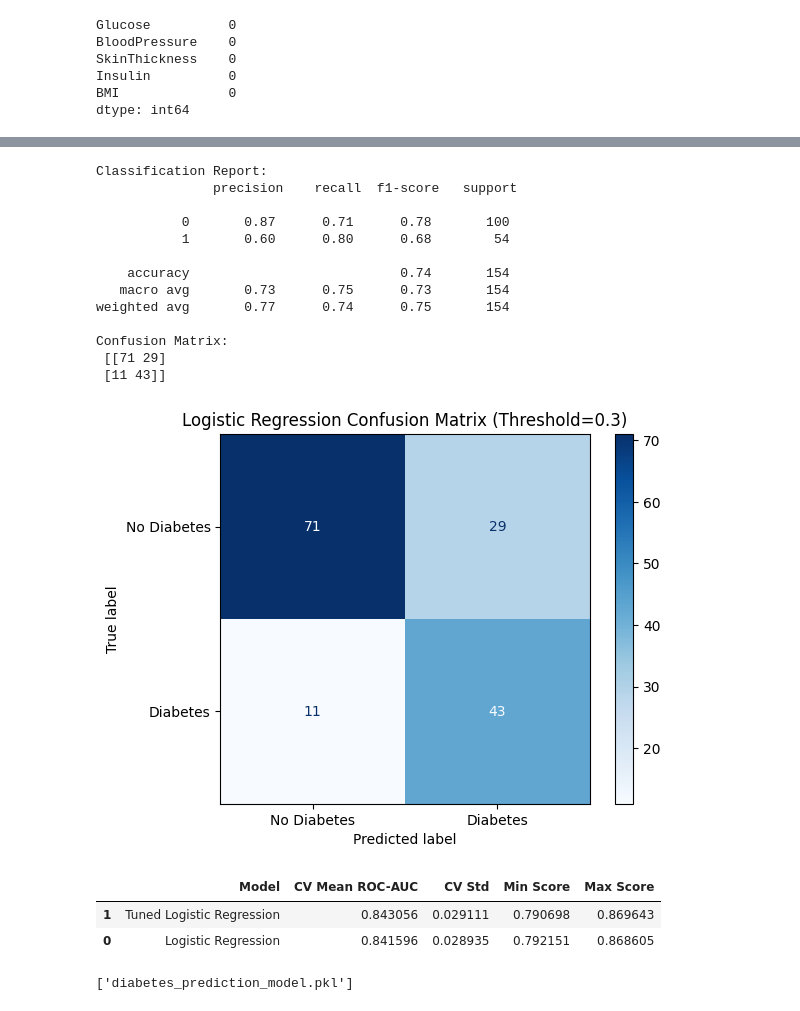
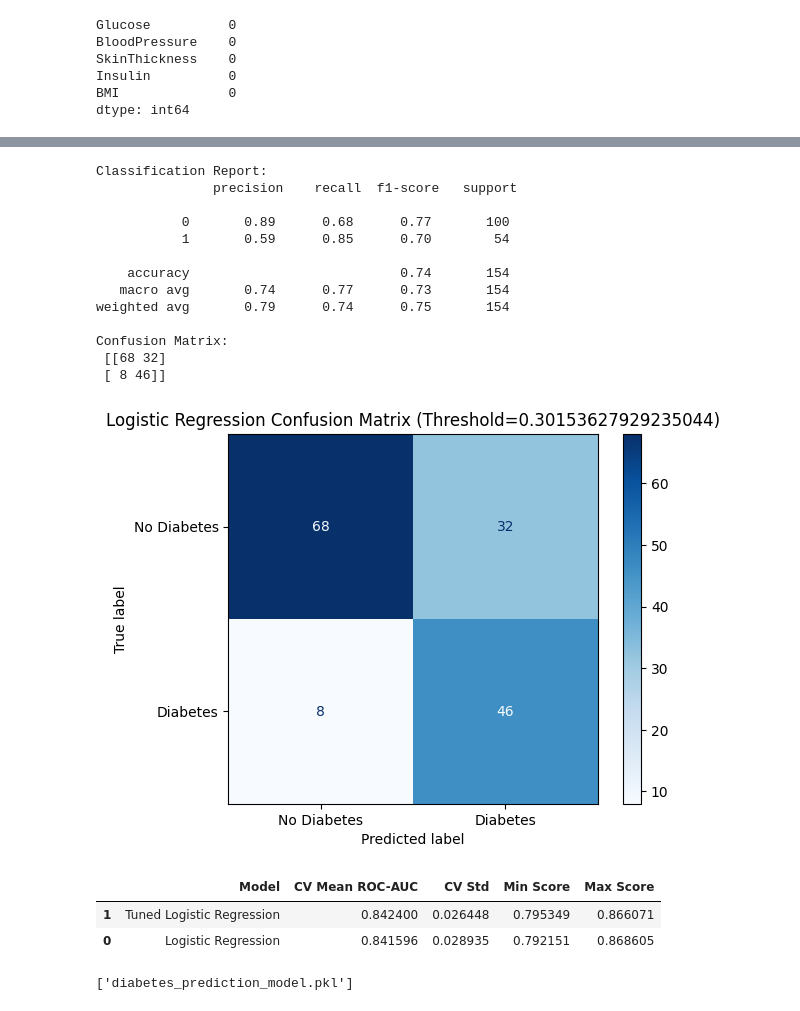
Before and after one commit to prashanthule6999/SL-Diabetes-MLOps, a Jupyter notebook: diabetes-predictor.ipynb, the cells around one changed output, grey strips where cells are left out. Cells and saved outputs as stored; diff of their text form; code cells hidden in the pictures.

```diff
--- a/diabetes-predictor.ipynb
+++ b/diabetes-predictor.ipynb
@@ -332,17 +344,30 @@ This increased Recall from 0.703 to 0.796 while maintaining
 an acceptable Precision and F1-score.
 # %%
 # Evaluate Tuned Model
+# for default 0.5 threshold
 # y_pred = best_lr.predict(X_test)
-y_prob = best_lr.predict_proba(X_test)[:, 1]
-threshold = 0.30
-y_pred = (y_prob >= threshold).astype(int)
+# y_prob = best_lr.predict_proba(X_test)[:, 1]
 
+# print("Train Accuracy:", best_lr.score(X_train, y_train))
+# print("Test Accuracy:", best_lr.score(X_test, y_test))
+# print("ROC AUC:", roc_auc_score(y_test, y_prob))
 
-print("Train Accuracy:", best_lr.score(X_train, y_train))
-print("Test Accuracy:", best_lr.score(X_test, y_test))
-print("ROC AUC:", roc_auc_score(y_test, y_prob))
+# print("\nPrecision:", precision_score(y_test, y_pred))
+# print("Recall:", recall_score(y_test, y_pred))
+# print("F1 Score:", f1_score(y_test, y_pred))
 
-print("\nPrecision:", precision_score(y_test, y_pred))
-print("Recall:", recall_score(y_test, y_pred))
-print("F1 Score:", f1_score(y_test, y_pred))
+threshold = best_threshold
+train_prob = best_lr.predict_proba(X_train)[:, 1]
+train_pred = (train_prob >= threshold).astype(int)
+
+test_prob = best_lr.predict_proba(X_test)[:, 1]
+test_pred = (test_prob >= threshold).astype(int)
+
+print("Train Accuracy:", accuracy_score(y_train, train_pred))
+print("Test Accuracy:", accuracy_score(y_test, test_pred))
+
+print("ROC AUC:", roc_auc_score(y_test, test_prob))
+print("Precision:", precision_score(y_test, test_pred))
+print("Recall:", recall_score(y_test, test_pred))
+print("F1 Score:", f1_score(y_test, test_pred))
 # %% [output]
@@ -357,36 +416,40 @@ F1 Score: 0.6825396825396826
 # Classification Report -
 # A Classification Report is a summary of how well your classification model predicts each class.
 
-print("\nClassification Report:\n", classification_report(y_test, y_pred))
-print("Confusion Matrix:\n", confusion_matrix(y_test, y_pred))
+print("\nClassification Report:\n", classification_report(y_test, test_pred))
+print("Confusion Matrix:\n", confusion_matrix(y_test, test_pred))
+
+# print("\nClassification Report:\n", classification_report(y_test, y_pred))
+# print("Confusion Matrix:\n", confusion_matrix(y_test, y_pred))
 # %% [output]
 Classification Report:
                precision    recall  f1-score   support
 
-           0       0.87      0.71      0.78       100
-           1       0.60      0.80      0.68        54
+           0       0.89      0.68      0.77       100
+           1       0.59      0.85      0.70        54
 
     accuracy                           0.74       154
-   macro avg       0.73      0.75      0.73       154
-weighted avg       0.77      0.74      0.75       154
+   macro avg       0.74      0.77      0.73       154
+weighted avg       0.79      0.74      0.75       154
 
 Confusion Matrix:
- [[71 29]
- [11 43]]
+ [[68 32]
+ [ 8 46]]
 # %%
 # Confusion Matrix - helps understand false positives and false negatives.
 ConfusionMatrixDisplay.from_predictions(
     y_test,
-    y_pred,
+    test_pred,
+    # y_pred,
     display_labels=["No Diabetes", "Diabetes"],
     cmap="Blues",
     values_format="d"
 )
 
 plt.title(f"Logistic Regression Confusion Matrix (Threshold={threshold})")
 plt.show()
 # %% [output]
-[figure, old version]
+[figure, new version]
 # %%
 cv_results = []
 
@@ -400,8 +463,10 @@ for name, model in models.items():
 
     scores = cross_val_score(
         model,
-        X_train,
-        y_train,
+        X_train_full,
+        y_train_full,
+        # X_train,
+        # y_train,
         cv=5,
         scoring="roc_auc",
         n_jobs=-1
@@ -425,7 +490,7 @@ cv_results_df = cv_results_df.sort_values(
 display(cv_results_df)
 # %% [output]
 |  | Model | CV Mean ROC-AUC | CV Std | Min Score | Max Score |
-| 1 | Tuned Logistic Regression | 0.843056 | 0.029111 | 0.790698 | 0.869643 |
+| 1 | Tuned Logistic Regression | 0.842400 | 0.026448 | 0.795349 | 0.866071 |
 | 0 | Logistic Regression | 0.841596 | 0.028935 | 0.792151 | 0.868605 |
 # %%
 model_artifact = {
```
Also changed, not shown: parts of 15 cells of this notebook, 5 other files.
